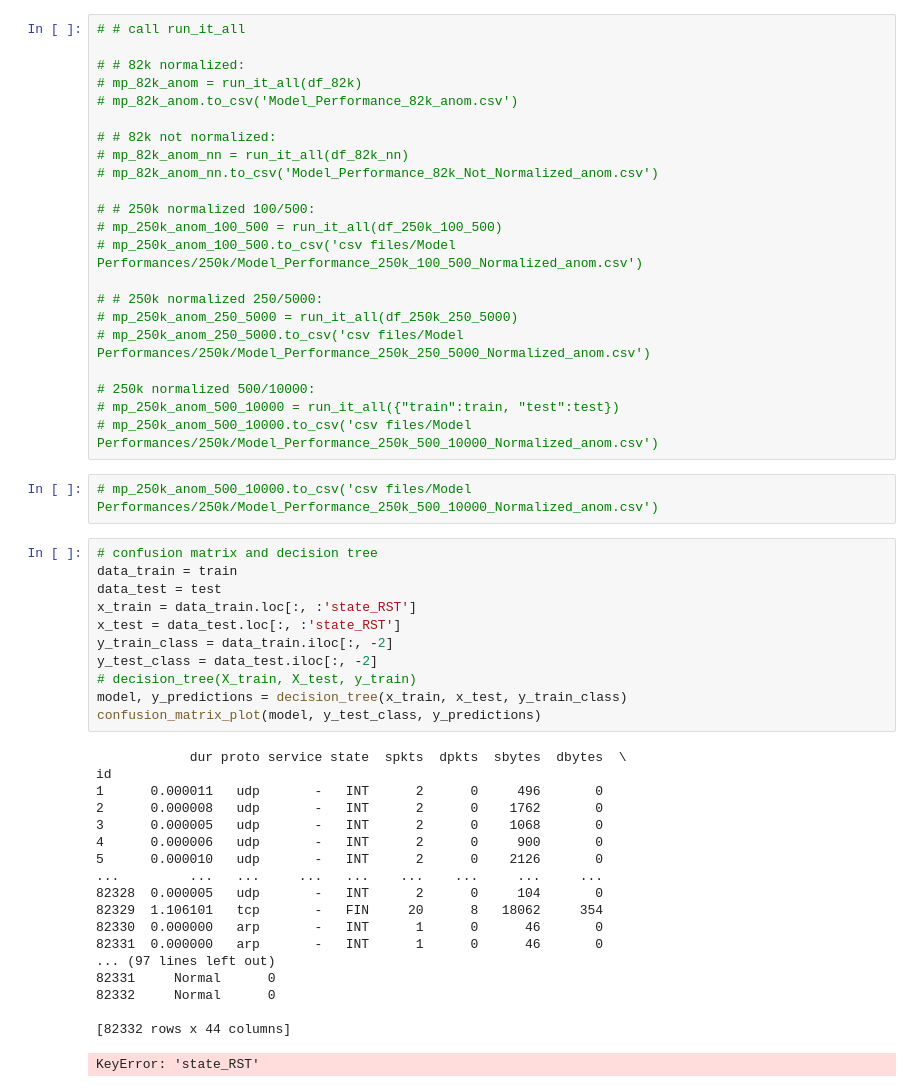
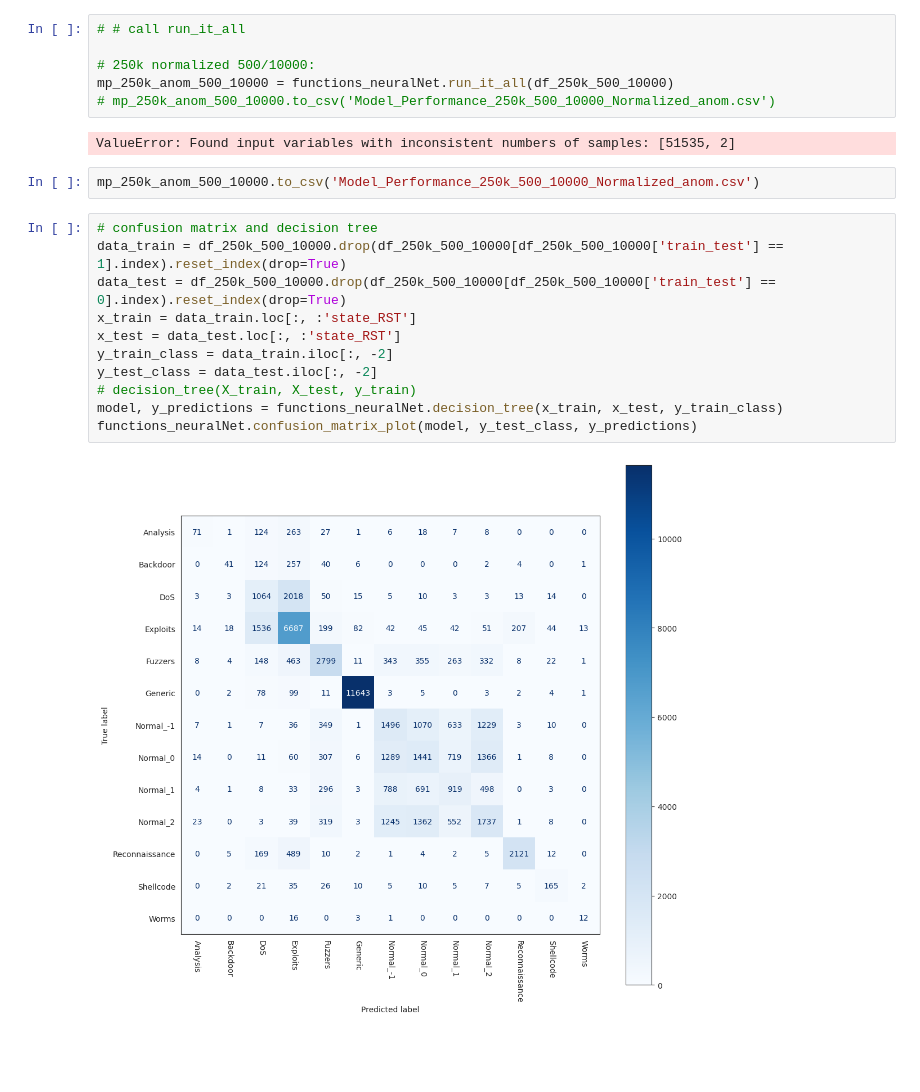
Before and after one commit to gabetucker2/cybersecurity_IBL, a Jupyter notebook: pureNN/simplified/UNSW_Pipeline.ipynb, the cells around one changed output. Saved outputs shown, nothing was run; the diff lists cells and outputs as text; blank space fills up the shorter version.

```diff
--- a/pureNN/simplified/UNSW_Pipeline.ipynb
+++ b/pureNN/simplified/UNSW_Pipeline.ipynb
@@ -40,57 +26,26 @@ test = pd.read_csv('../../data/usnw_nb15/test.csv', index_col = 0)
 # %%
 # # call run_it_all
 
-# # 82k normalized:
-# mp_82k_anom = run_it_all(df_82k)
-# mp_82k_anom.to_csv('Model_Performance_82k_anom.csv')
-
-# # 82k not normalized:
-# mp_82k_anom_nn = run_it_all(df_82k_nn)
-# mp_82k_anom_nn.to_csv('Model_Performance_82k_Not_Normalized_anom.csv')
-
-# # 250k normalized 100/500:
-# mp_250k_anom_100_500 = run_it_all(df_250k_100_500)
-# mp_250k_anom_100_500.to_csv('csv files/Model Performances/250k/Model_Performance_250k_100_500_Normalized_anom.csv')
-
-# # 250k normalized 250/5000:
-# mp_250k_anom_250_5000 = run_it_all(df_250k_250_5000)
-# mp_250k_anom_250_5000.to_csv('csv files/Model Performances/250k/Model_Performance_250k_250_5000_Normalized_anom.csv')
-
 # 250k normalized 500/10000:
-# mp_250k_anom_500_10000 = run_it_all({"train":train, "test":test})
-# mp_250k_anom_500_10000.to_csv('csv files/Model Performances/250k/Model_Performance_250k_500_10000_Normalized_anom.csv')
+mp_250k_anom_500_10000 = functions_neuralNet.run_it_all(df_250k_500_10000)
+# mp_250k_anom_500_10000.to_csv('Model_Performance_250k_500_10000_Normalized_anom.csv')
+# %% [output]
+ValueError: Found input variables with inconsistent numbers of samples: [51535, 2]
 # %%
-# mp_250k_anom_500_10000.to_csv('csv files/Model Performances/250k/Model_Performance_250k_500_10000_Normalized_anom.csv')
+mp_250k_anom_500_10000.to_csv('Model_Performance_250k_500_10000_Normalized_anom.csv')
 # %%
 # confusion matrix and decision tree
-data_train = train
-data_test = test
+data_train = df_250k_500_10000.drop(df_250k_500_10000[df_250k_500_10000['train_test'] == 1].index).reset_index(drop=True)
+data_test = df_250k_500_10000.drop(df_250k_500_10000[df_250k_500_10000['train_test'] == 0].index).reset_index(drop=True)
 x_train = data_train.loc[:, :'state_RST']
 x_test = data_test.loc[:, :'state_RST']
 y_train_class = data_train.iloc[:, -2]
 y_test_class = data_test.iloc[:, -2]
 # decision_tree(X_train, X_test, y_train)
-model, y_predictions = decision_tree(x_train, x_test, y_train_class)
-confusion_matrix_plot(model, y_test_class, y_predictions)
+model, y_predictions = functions_neuralNet.decision_tree(x_train, x_test, y_train_class)
+functions_neuralNet.confusion_matrix_plot(model, y_test_class, y_predictions)
 # %% [output]
-            dur proto service state  spkts  dpkts  sbytes  dbytes  \
-id
-1      0.000011   udp       -   INT      2      0     496       0
-2      0.000008   udp       -   INT      2      0    1762       0
-3      0.000005   udp       -   INT      2      0    1068       0
-4      0.000006   udp       -   INT      2      0     900       0
-5      0.000010   udp       -   INT      2      0    2126       0
-...         ...   ...     ...   ...    ...    ...     ...     ...
-82328  0.000005   udp       -   INT      2      0     104       0
-82329  1.106101   tcp       -   FIN     20      8   18062     354
-82330  0.000000   arp       -   INT      1      0      46       0
-82331  0.000000   arp       -   INT      1      0      46       0
-... (97 lines left out)
-82331     Normal      0
-82332     Normal      0
-
-[82332 rows x 44 columns]
-KeyError: 'state_RST'
+[figure, added]
 # %%
 # look at random forest specifically on the normals
 df_250k_500_10000_normal = df_250k_500_10000.drop(df_250k_500_10000[df_250k_500_10000['label'] == 1].index).reset_index(drop=True)
```
Also changed, not shown: parts of 5 cells of this notebook, 8 other files.
